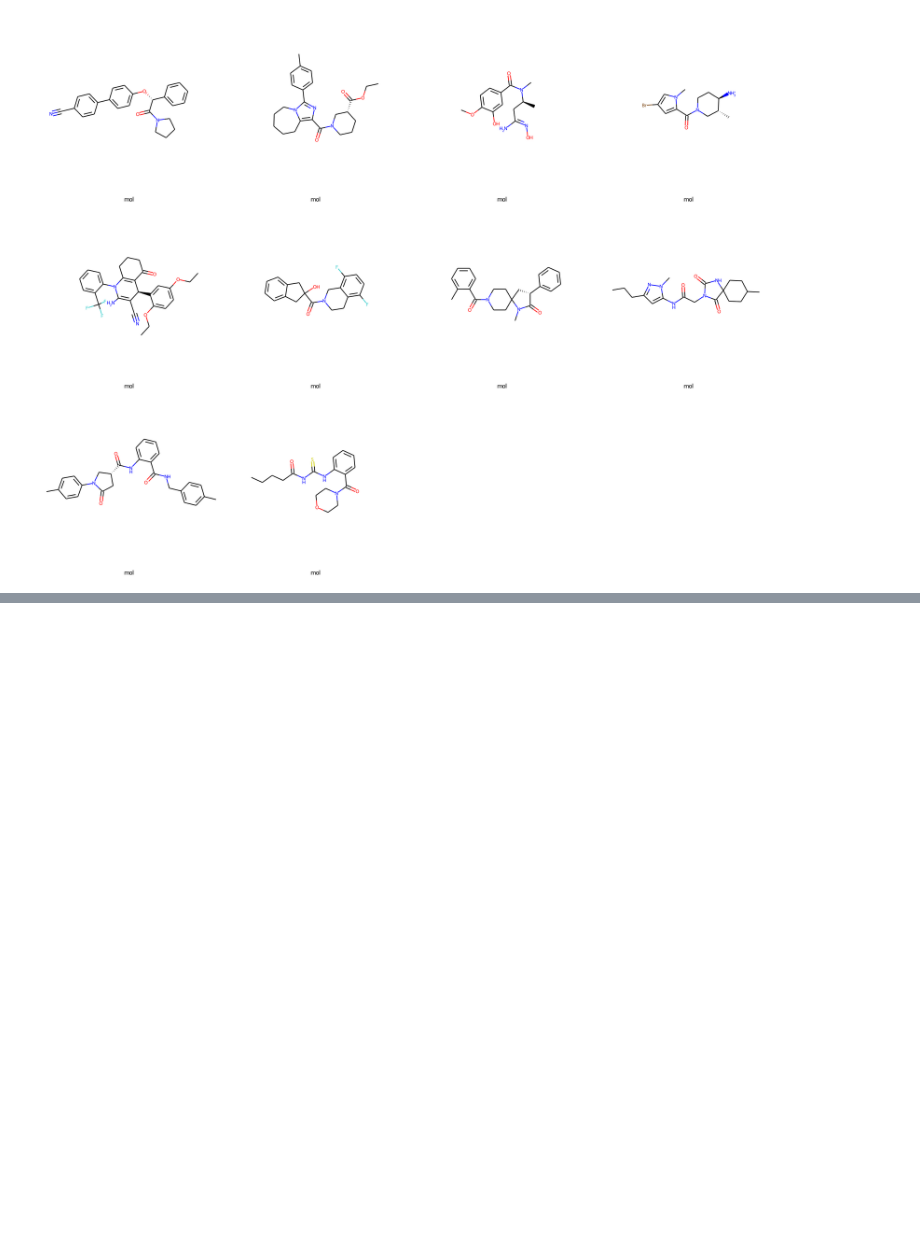
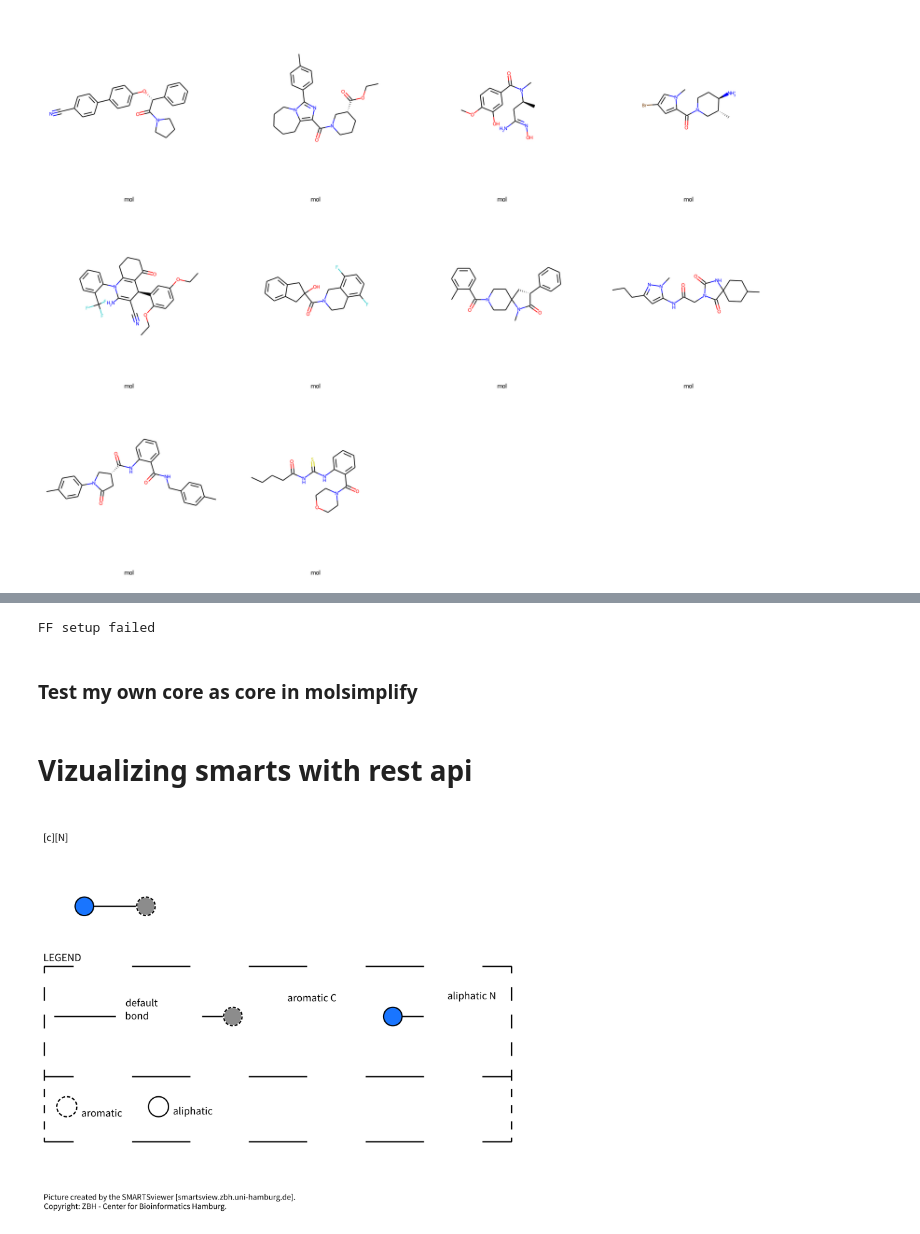
Before and after one commit to Strandgaard96/GB_GA, a Jupyter notebook: notebooks/investigate_amines.ipynb, the cells around one changed output, grey strips where cells are left out. Drawn from its saved outputs; the diff is of its cells as text; code cells hidden in the pictures; blank space fills up the shorter version.

```diff
--- a/notebooks/investigate_amines.ipynb
+++ b/notebooks/investigate_amines.ipynb
@@ -24,0 +86,23 @@ Draw.MolsToGridImage(mol_list,molsPerRow=4,maxMols=10,legends=['mol' for x in ra
+# %%
+schrock_mol.read_smiles(smiles)
+# %% [output]
+FF setup failed
+# %% [markdown]
+### Test my own core as core in molsimplify
+# %% [markdown]
+# Vizualizing smarts with rest api
+# %%
+import requests
+import urllib
+from IPython.display import Image
+baseurl = "https://smarts.plus/smartsview/download_rest?"
+# %%
+def get_img(query):
+    url = baseurl+query
+    res = requests.get(url)
+    return Image(res.content,width=500,height=500)
+# %%
+im1 = get_img("smarts=[c][N]")
+im1
+# %% [output]
+[figure, added]
```
Also changed, not shown: parts of 8 cells of this notebook, 5 other files.
